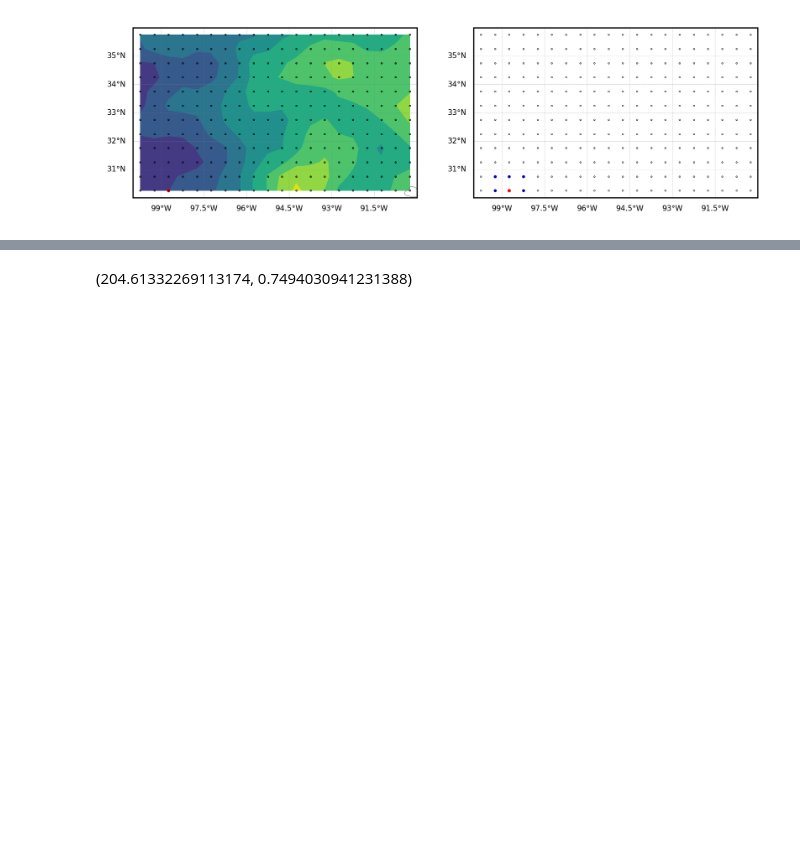
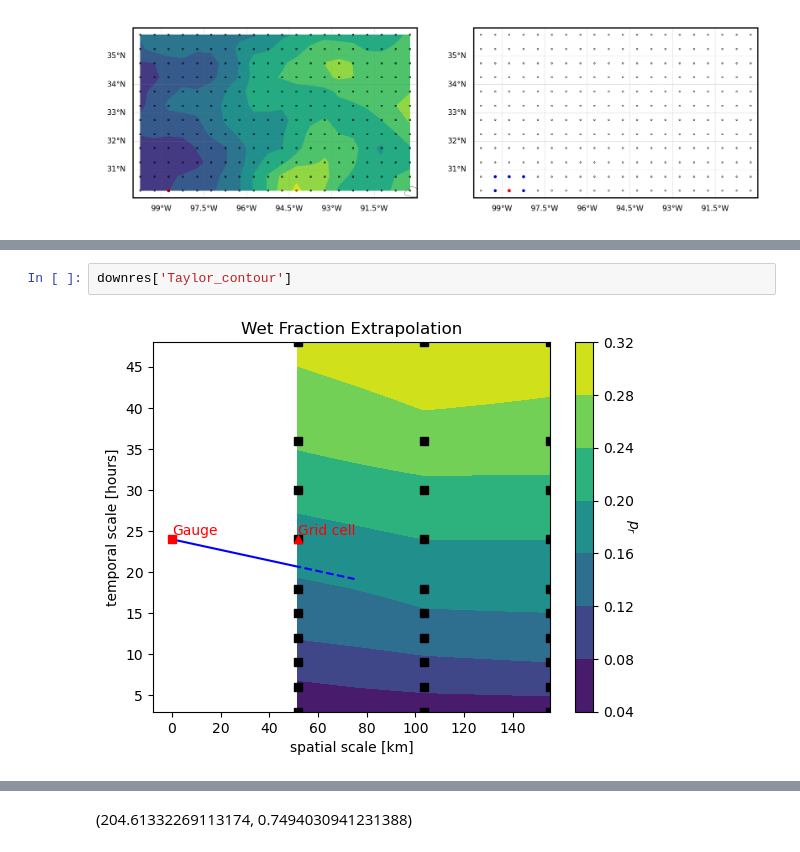
Before and after one commit to mhacarthur/downpy, a Jupyter notebook: codes/test_downscale_upscale_3.ipynb, the cells around one changed output, grey strips where cells are left out. Saved outputs shown, nothing was run; the diff lists cells and outputs as text; blank space fills up the shorter version.

```diff
--- a/codes/test_downscale_upscale_3.ipynb
+++ b/codes/test_downscale_upscale_3.ipynb
@@ -164,0 +179,4 @@ downres['eps_s'], downres['alp_s']
+# %%
+downres['Taylor_contour']
+# %% [output]
+[figure, added]
```
Also changed, not shown: parts of 13 cells of this notebook, 15 other files.
